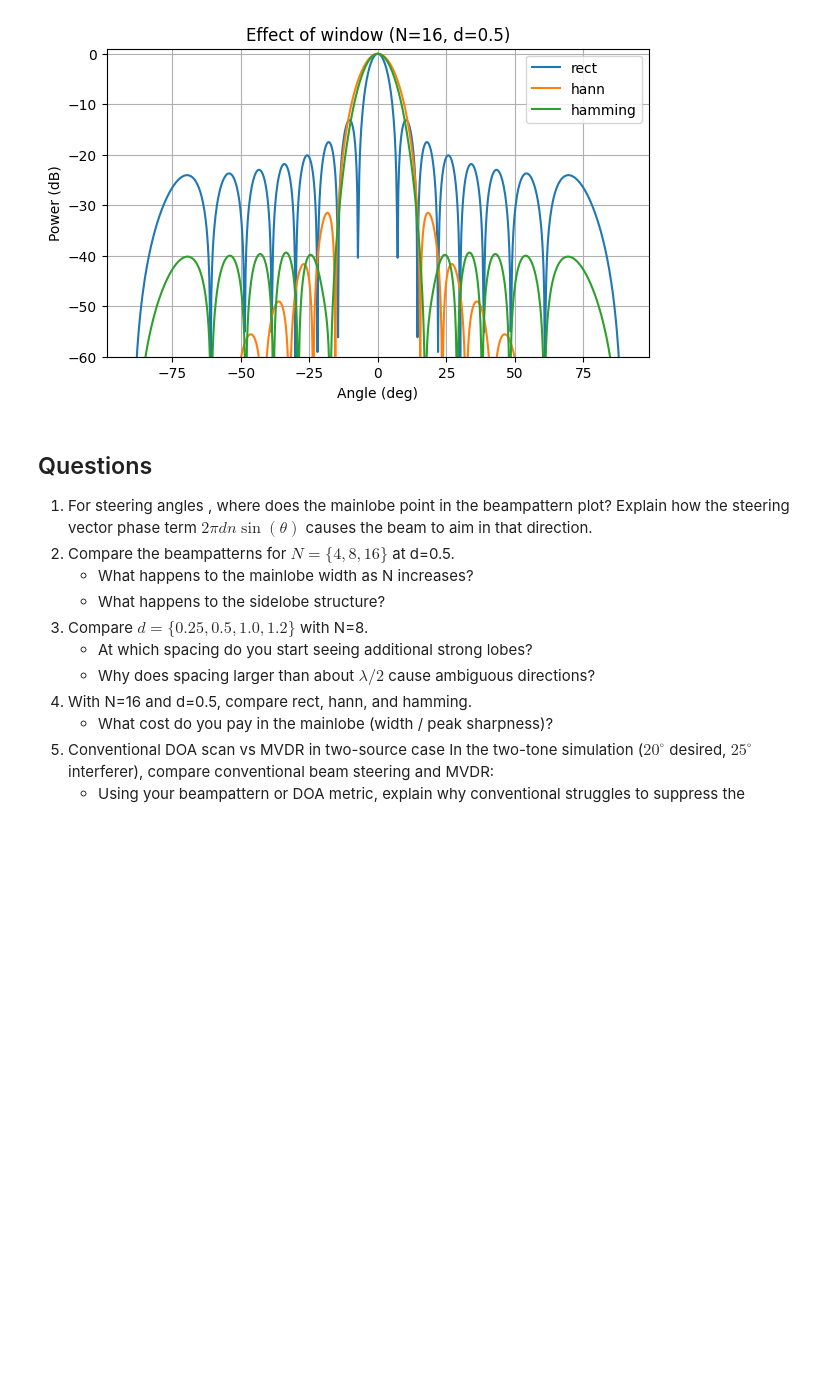
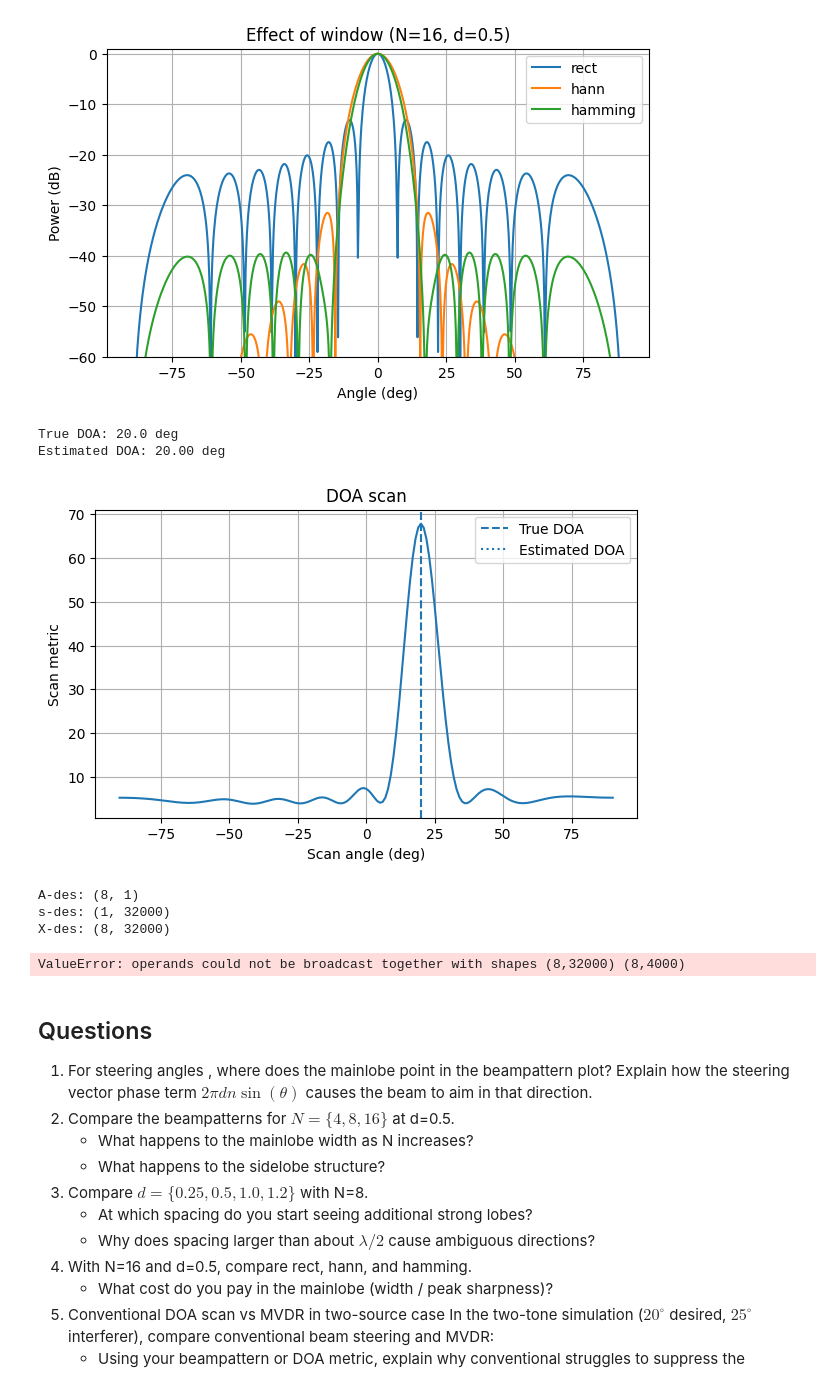
Before and after one commit to JoshClaassen02/DigitalSignalProcessing, a Jupyter notebook: Lab4/lab4_boilercode.ipynb, the cells around one changed output. Saved outputs shown, nothing was run; the diff lists cells and outputs as text; code cells hidden in the pictures; blank space fills up the shorter version.

```diff
--- a/Lab4/lab4_boilercode.ipynb
+++ b/Lab4/lab4_boilercode.ipynb
@@ -352,38 +352,50 @@ X = simulate_narrowband_ula_simple(
     N=N,
     d=d,
     theta_deg=theta_true_deg,
 )
 
 # After implementing the DOA scan in your beamformer class,
 # use it here to estimate the source direction.
 bf = NarrowbandBeamformer(n_elements=N, d=d, window="rect")
 
 theta_scan = np.linspace(-np.pi/2, np.pi/2, 181)
 
 # TODO:
 # Run the DOA scan over theta_scan.
 # Store the estimated angle in theta_hat
 # and the scan metric in metric.
-raise NotImplementedError("TODO: call bf.doa_scan(X, theta_scan)")
+theta_hat, metric = bf.doa_scan(X, theta_scan)
 
 # TODO:
 # Compare the true DOA and the estimated DOA.
 # Print both in degrees.
 # Example variable names:
 #   theta_true_deg
 #   theta_hat
 #
 # Uncomment when ready:
-# print(f"True DOA: {theta_true_deg:.1f} deg")
-# print(f"Estimated DOA: {np.rad2deg(theta_hat):.2f} deg")
+print(f"True DOA: {theta_true_deg:.1f} deg")
+print(f"Estimated DOA: {np.rad2deg(theta_hat):.2f} deg")
 
 # TODO:
 # Plot scan angle (in degrees) against the scan metric.
 # Label the axes and add a title.
+plt.figure(figsize=(7,4))
 
+plt.plot(np.rad2deg(theta_scan), metric)
+plt.axvline(theta_true_deg, linestyle="--", label="True DOA")
+plt.axvline(np.rad2deg(theta_hat), linestyle=":", label="Estimated DOA")
+plt.xlabel("Scan angle (deg)")
+plt.ylabel("Scan metric")
+plt.title("DOA scan")
+plt.grid()
+plt.legend()
 
-# plt.figure(figsize=(7, 4))
-# plt.show()
+plt.show()
+# %% [output]
+True DOA: 20.0 deg
+Estimated DOA: 20.00 deg
+[figure, added]
 # %%
 def steering_vector(N, d, theta_rad):
     """
@@ -620,13 +664,14 @@ P_mvdr = beampattern(N, d, w_mv, theta_grid)
 # Store them in variables named:
 #   sinr_conv
 #   sinr_mvdr
-raise NotImplementedError("TODO: compute output SINR values")
+sinr_conv = output_sinr_db(y_conv, y_conv_des, y_conv_int)
+sinr_mvdr = output_sinr_db(y_mv, y_mv_des, y_mv_int)
 
 # Uncomment after computing sinr_conv and sinr_mvdr
-# print(f"Desired angle:     {theta_des_deg:+.1f} deg")
-# print(f"Interferer angle:  {theta_int_deg:+.1f} deg")
-# print(f"Output SINR (Conventional): {sinr_conv:.2f} dB")
-# print(f"Output SINR (MVDR):         {sinr_mvdr:.2f} dB")
+print(f"Desired angle:     {theta_des_deg:+.1f} deg")
+print(f"Interferer angle:  {theta_int_deg:+.1f} deg")
+print(f"Output SINR (Conventional): {sinr_conv:.2f} dB")
+print(f"Output SINR (MVDR):         {sinr_mvdr:.2f} dB")
 
 # TODO:
 # Plot the conventional and MVDR beampatterns on the same axes.
@@ -635,6 +680,31 @@ raise NotImplementedError("TODO: compute output SINR values")
 # Suggested plot elements:
 # x-axis: angle in degrees
 # y-axis: normalised power in dB
+plt.figure(figsize=(7,4))
+
+plt.plot(np.rad2deg(theta_grid), P_conv, label="Conventional")
+plt.plot(np.rad2deg(theta_grid), P_mvdr, label="MVDR")
+
+# desired direction
+plt.axvline(theta_des_deg, linestyle="--", label="Desired")
+# interferer direction
+plt.axvline(theta_int_deg, linestyle=":", label="Interferer")
+
+plt.xlabel("Angle (deg)")
+plt.ylabel("Normalised power (dB)")
+plt.title("Conventional vs MVDR Beampattern")
+
+#plt.ylim([-60,5])
+
+plt.grid()
+plt.legend()
+
+plt.show()
+# %% [output]
+A-des: (8, 1)
+s-des: (1, 32000)
+X-des: (8, 32000)
+ValueError: operands could not be broadcast together with shapes (8,32000) (8,4000)
 # %% [markdown]
 ## Questions
 1. For steering angles , where does the mainlobe point in the beampattern plot? Explain how the steering vector phase term $2\pi d n \sin(\theta)$ causes the beam to aim in that direction.
```
Also changed, not shown: parts of 1 cell of this notebook.
